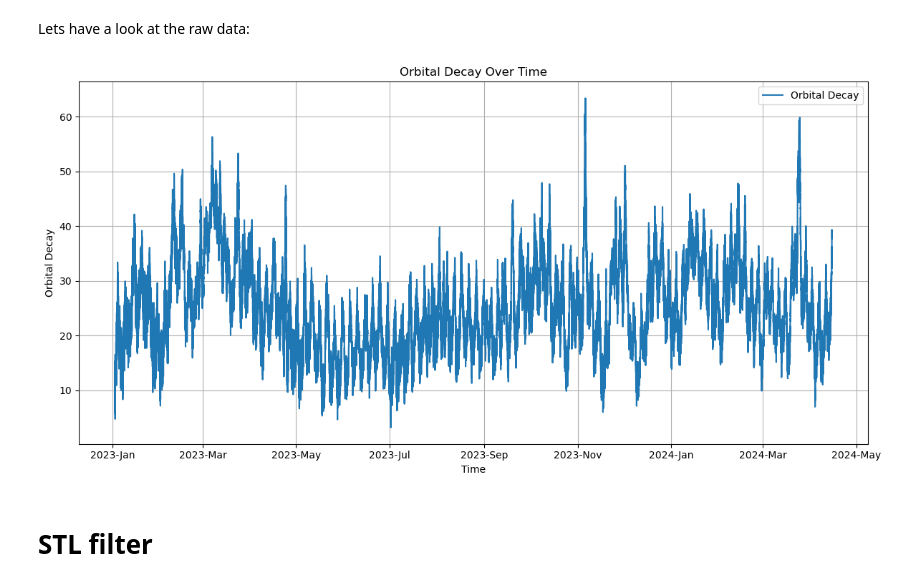
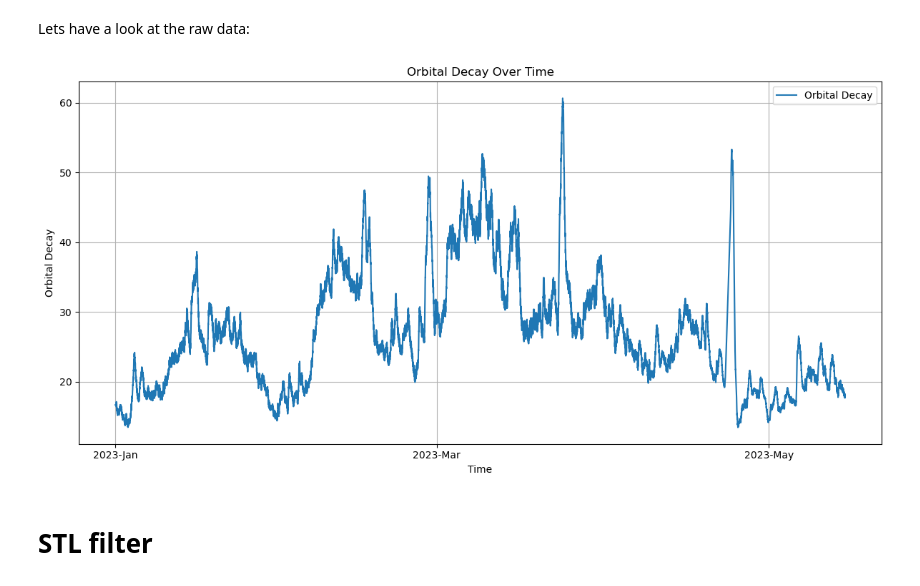
Before and after one commit to David-Student-Bern/MT, a Jupyter notebook: Analysis/Orbital_Decay/Trend_Removal/STL_filter.ipynb, the cells around one changed output. Cells and saved outputs as stored; diff of their text form; code cells hidden in the pictures.

```diff
--- a/Analysis/Orbital_Decay/Trend_Removal/STL_filter.ipynb
+++ b/Analysis/Orbital_Decay/Trend_Removal/STL_filter.ipynb
@@ -24,25 +24,34 @@ def find_repo_root(marker="README.md"):
 repo_root = find_repo_root("README.md")
 
 # Path to the CSV file
-GFOC_path = repo_root / Path('Dataset/Dataset_MSc/GFOC_RDCDFI.csv')
+# GFOC_path = repo_root / Path('Dataset/Dataset_MSc/GFOC_RDCDFI.csv')
+# Path to the parquet file
+GFOC_path = repo_root / Path('Dataset/Dataset_MSc/GFOC_RDCDFI.parquet')
 
 # Load only specific columns that you need for analysis
 # This will significantly reduce memory usage
-columns_needed = ['time', 'orbital_decay', 'se_orbital_decay']
+columns_needed = ['time', 'orbital_decay']
 
 # Try to load with limited columns first
 try:
-    GFOC_data = pd.read_csv(GFOC_path, usecols=columns_needed, low_memory=True)
+    # GFOC_data_old = pd.read_csv(GFOC_path_old, usecols=columns_needed, low_memory=True)
+    # GFOC_data_old['time'] = pd.to_datetime(GFOC_data_old['time'], format='%Y-%m-%d %H:%M:%S')
+    GFOC_data = pd.read_parquet(GFOC_path, columns=columns_needed)
+    # reset index to bring 'time' back as a column
+    GFOC_data = GFOC_data.reset_index()
+    GFOC_data['time'] = pd.to_datetime(GFOC_data['time'], format='%Y-%m-%d %H:%M:%S')
     print(f"Successfully loaded data with shape: {GFOC_data.shape}")
+    print(GFOC_data.head())
 except MemoryError:
-    print("Still running out of memory. Loading in chunks...")
-    # If still out of memory, load in chunks
-    chunk_list = []
-    chunksize = 50000  # Adjust this number based on your available memory
+    print("MemoryError: Unable to load data with specified columns.")
+    # print("Still running out of memory. Loading in chunks...")
+    # # If still out of memory, load in chunks
+    # chunk_list = []
+    # chunksize = 50000  # Adjust this number based on your available memory
 
-    for chunk in pd.read_csv(GFOC_path, usecols=columns_needed, chunksize=chunksize, low_memory=True):
-        chunk_list.append(chunk)
+    # for chunk in pd.read_csv(GFOC_path, usecols=columns_needed, chunksize=chunksize, low_memory=True):
+    #     chunk_list.append(chunk)
 
-    GFOC_data = pd.concat(chunk_list, ignore_index=True)
-    print(f"Successfully loaded data in chunks with shape: {GFOC_data.shape}")
+    # GFOC_data = pd.concat(chunk_list, ignore_index=True)
+    # print(f"Successfully loaded data in chunks with shape: {GFOC_data.shape}")
 # %% [output]
@@ -55,9 +70,9 @@ import numpy as np
 
 # =========================== Input ===================================
 start_date = '2023-01-01 00:00:00'
-end_date = '2024-04-15 00:00:00'
-# start_date = GFOC_data['time'].values[0]
-# end_date = GFOC_data['time'].values[-4322] #removed gap by ignoring the last 4321 values
+end_date = '2023-05-15 00:00:00'
+# start_date = pd.to_datetime(GFOC_data['time'].iloc[0])
+# end_date = pd.to_datetime(GFOC_data['time'].iloc[-1]) #removed gap by ignoring the last 4321 values (for csv)
 
 # Add an option for monthly, daily, or hourly ticks
 tick_interval = 'monthly'  # Change to 'monthly', 'daily', or 'hourly'
@@ -75,34 +90,34 @@ def format_ticks(ax, tick_interval, tick_step):
         ax.xaxis.set_major_locator(mdates.DayLocator(interval=tick_step))
         ax.xaxis.set_major_formatter(mdates.DateFormatter('%Y-%m-%d'))
     elif tick_interval == 'hourly':
         ax.xaxis.set_major_locator(mdates.HourLocator(interval=tick_step))
         ax.xaxis.set_major_formatter(mdates.DateFormatter('%Y-%m-%d %H:%M'))
     ax.tick_params(axis='x', rotation=0)
 # =====================================================================
 
 
 # GFOC_data = GFOC_data[(GFOC_data['time'] >= start_date) & (GFOC_data['time'] <= end_date)]
 # GFOC_time = GFOC_data['time']
 
 GFOC_subset = GFOC_data[(GFOC_data['time'] >= start_date) & (GFOC_data['time'] <= end_date)]
 GFOC_time = GFOC_subset['time']
 
 # time conversion
 GFOC_time = pd.to_datetime(GFOC_time, format='%Y-%m-%d %H:%M:%S')
 
 fig, ax = plt.subplots(figsize=(12, 6))
 # ax.plot(GFOC_time, GFOC_data['orbital_decay'], label='Orbital Decay')
 ax.plot(GFOC_time, GFOC_subset['orbital_decay'], label='Orbital Decay')
 format_ticks(ax, tick_interval, tick_step)
 ax.set_xlabel('Time')
 ax.set_ylabel('Orbital Decay')
 ax.set_title('Orbital Decay Over Time')
 ax.legend()
 plt.grid(True)
 plt.tight_layout()
 plt.show()
 # %% [output]
-[figure, old version]
+[figure, new version]
 # %% [markdown]
 # STL filter
 # %%
```
Also changed, not shown: parts of 2 cells of this notebook, 7 other files.
